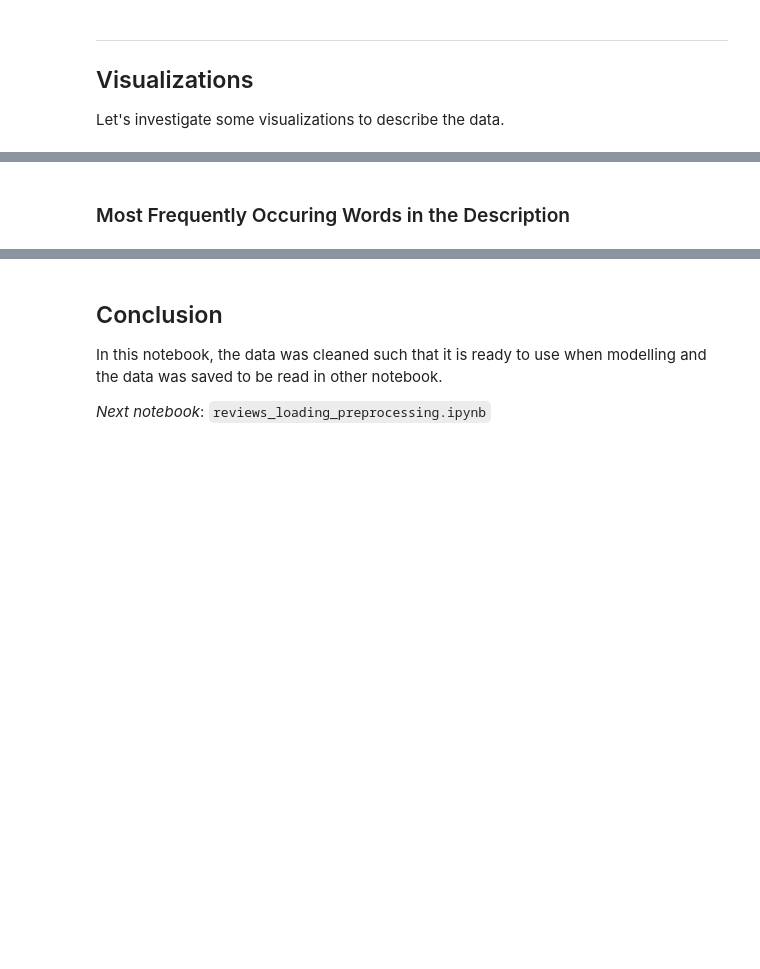
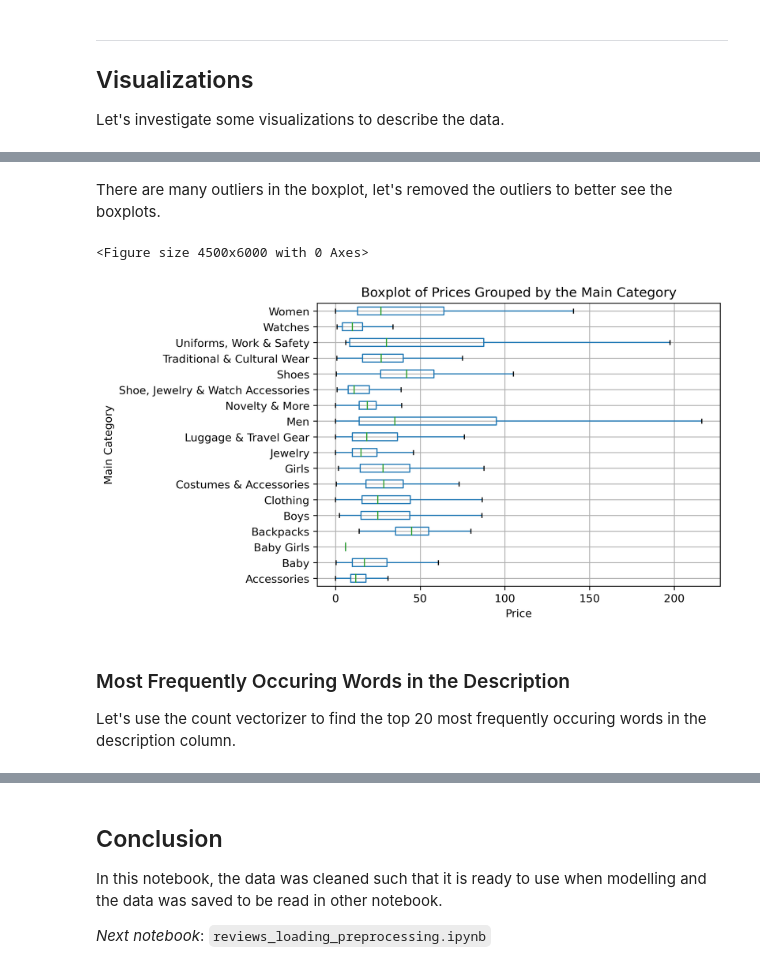
Before and after one commit to mkelsayed/ClothingRecommendationSystem, a Jupyter notebook: products_loading_preprocessing.ipynb, the cells around one changed output, grey strips where cells are left out. Drawn from its saved outputs; the diff is of its cells as text; code cells hidden in the pictures; blank space fills up the shorter version.

```diff
--- a/products_loading_preprocessing.ipynb
+++ b/products_loading_preprocessing.ipynb
@@ -1082,5 +1135,25 @@ memory usage: 41.6+ MB
+# %% [markdown]
+There are many outliers in the boxplot, let's removed the outliers to better see the boxplots.
+# %%
+# without outliers
+plt.figure(figsize=(15, 20))
+boxplot_prices = maincat_prices.boxplot(by='maincat', column=['prices'], showfliers=False, rot=0, vert=False)
+boxplot_prices.plot()
+
+plt.title('Boxplot of Prices Grouped by the Main Category')
+plt.suptitle('')
+plt.xlabel('Price')
+plt.ylabel('Main Category')
+
+plt.savefig('Images/boxplot_prices_nooutliers.png')
+plt.show()
+# %% [output]
+<Figure size 4500x6000 with 0 Axes>
+[figure, added]
 # %% [markdown]
 ### Most Frequently Occuring Words in the Description
+
+Let's use the count vectorizer to find the top 20 most frequently occuring words in the description column.
 # %%
 from sklearn.feature_extraction.text import CountVectorizer
 
```
Also changed, not shown: parts of 27 cells of this notebook, 1 other file.
